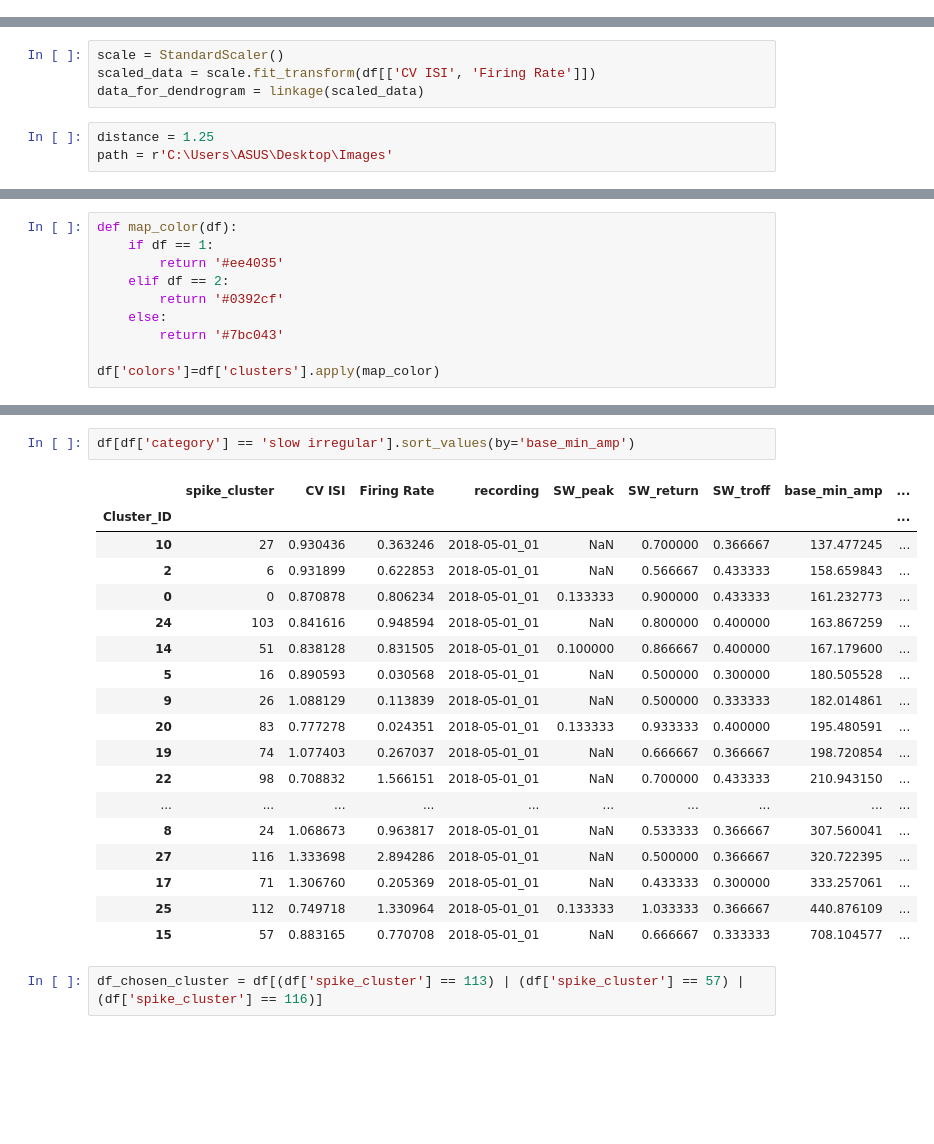
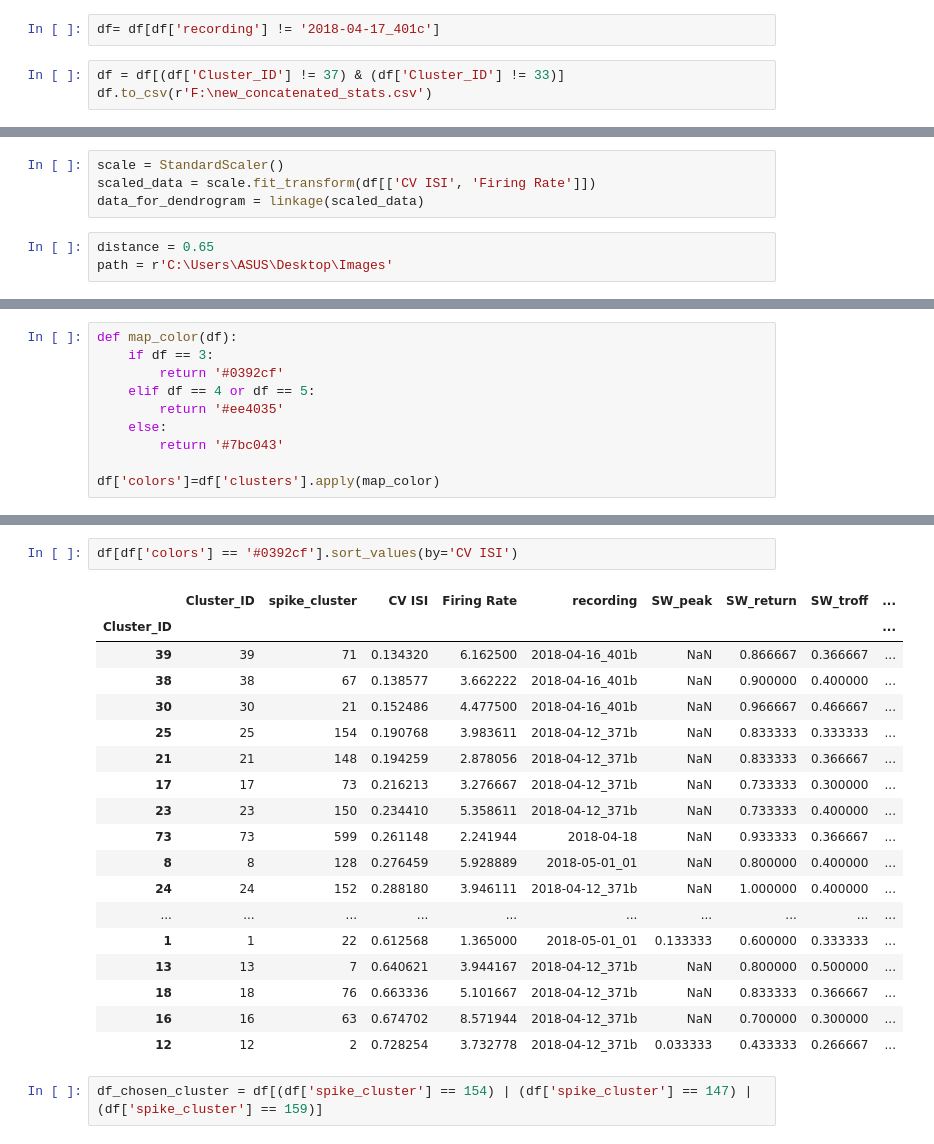
Before and after one commit to Ruairi-osul/ephys, a Jupyter notebook: mua_analysis/notebooks/Cluster testing.ipynb, the cells around one changed output, grey strips where cells are left out. Drawn from its saved outputs; the diff is of its cells as text; blank space fills up the shorter version.

```diff
--- a/mua_analysis/notebooks/Cluster testing.ipynb
+++ b/mua_analysis/notebooks/Cluster testing.ipynb
@@ -31,3 +50,8 @@ plt.show()
+# %%
+df= df[df['recording'] != '2018-04-17_401c']
+# %%
+df = df[(df['Cluster_ID'] != 37) & (df['Cluster_ID'] != 33)]
+df.to_csv(r'F:\new_concatenated_stats.csv')
 # %% [markdown]
 ### Dendrogram
 # %%
@@ -35,6 +59,6 @@ scale = StandardScaler()
 scaled_data = scale.fit_transform(df[['CV ISI', 'Firing Rate']])
 data_for_dendrogram = linkage(scaled_data)
 # %%
-distance = 1.25
+distance = 0.65
 path = r'C:\Users\ASUS\Desktop\Images'
 # %%
@@ -66,9 +101,9 @@ df['clusters']=clusters
 # %%
 def map_color(df):
-    if df == 1:
+    if df == 3:
+        return '#0392cf'
+    elif df == 4 or df == 5:
         return '#ee4035'
-    elif df == 2:
-        return '#0392cf'
     else:
         return '#7bc043'
 
@@ -138,24 +173,24 @@ summary_table.loc[['CV ISI', 'Firing Rate', 'SW_return'], :].apply(np.round, dec
 # %%
-df[df['category'] == 'slow irregular'].sort_values(by='base_min_amp')
+df[df['colors'] == '#0392cf'].sort_values(by='CV ISI')
 # %% [output]
-|  | spike_cluster | CV ISI | Firing Rate | recording | SW_peak | SW_return | SW_troff | base_min_amp | ... |
+|  | Cluster_ID | spike_cluster | CV ISI | Firing Rate | recording | SW_peak | SW_return | SW_troff | ... |
 | Cluster_ID |  |  |  |  |  |  |  |  | ... |
-| 10 | 27 | 0.930436 | 0.363246 | 2018-05-01_01 | NaN | 0.700000 | 0.366667 | 137.477245 | ... |
-| 2 | 6 | 0.931899 | 0.622853 | 2018-05-01_01 | NaN | 0.566667 | 0.433333 | 158.659843 | ... |
-| 0 | 0 | 0.870878 | 0.806234 | 2018-05-01_01 | 0.133333 | 0.900000 | 0.433333 | 161.232773 | ... |
-| 24 | 103 | 0.841616 | 0.948594 | 2018-05-01_01 | NaN | 0.800000 | 0.400000 | 163.867259 | ... |
-| 14 | 51 | 0.838128 | 0.831505 | 2018-05-01_01 | 0.100000 | 0.866667 | 0.400000 | 167.179600 | ... |
-| 5 | 16 | 0.890593 | 0.030568 | 2018-05-01_01 | NaN | 0.500000 | 0.300000 | 180.505528 | ... |
-| 9 | 26 | 1.088129 | 0.113839 | 2018-05-01_01 | NaN | 0.500000 | 0.333333 | 182.014861 | ... |
-| 20 | 83 | 0.777278 | 0.024351 | 2018-05-01_01 | 0.133333 | 0.933333 | 0.400000 | 195.480591 | ... |
-| 19 | 74 | 1.077403 | 0.267037 | 2018-05-01_01 | NaN | 0.666667 | 0.366667 | 198.720854 | ... |
-| 22 | 98 | 0.708832 | 1.566151 | 2018-05-01_01 | NaN | 0.700000 | 0.433333 | 210.943150 | ... |
+| 39 | 39 | 71 | 0.134320 | 6.162500 | 2018-04-16_401b | NaN | 0.866667 | 0.366667 | ... |
+| 38 | 38 | 67 | 0.138577 | 3.662222 | 2018-04-16_401b | NaN | 0.900000 | 0.400000 | ... |
+| 30 | 30 | 21 | 0.152486 | 4.477500 | 2018-04-16_401b | NaN | 0.966667 | 0.466667 | ... |
+| 25 | 25 | 154 | 0.190768 | 3.983611 | 2018-04-12_371b | NaN | 0.833333 | 0.333333 | ... |
+| 21 | 21 | 148 | 0.194259 | 2.878056 | 2018-04-12_371b | NaN | 0.833333 | 0.366667 | ... |
+| 17 | 17 | 73 | 0.216213 | 3.276667 | 2018-04-12_371b | NaN | 0.733333 | 0.300000 | ... |
+| 23 | 23 | 150 | 0.234410 | 5.358611 | 2018-04-12_371b | NaN | 0.733333 | 0.400000 | ... |
+| 73 | 73 | 599 | 0.261148 | 2.241944 | 2018-04-18 | NaN | 0.933333 | 0.366667 | ... |
+| 8 | 8 | 128 | 0.276459 | 5.928889 | 2018-05-01_01 | NaN | 0.800000 | 0.400000 | ... |
+| 24 | 24 | 152 | 0.288180 | 3.946111 | 2018-04-12_371b | NaN | 1.000000 | 0.400000 | ... |
 | ... | ... | ... | ... | ... | ... | ... | ... | ... | ... |
-| 8 | 24 | 1.068673 | 0.963817 | 2018-05-01_01 | NaN | 0.533333 | 0.366667 | 307.560041 | ... |
-| 27 | 116 | 1.333698 | 2.894286 | 2018-05-01_01 | NaN | 0.500000 | 0.366667 | 320.722395 | ... |
-| 17 | 71 | 1.306760 | 0.205369 | 2018-05-01_01 | NaN | 0.433333 | 0.300000 | 333.257061 | ... |
-| 25 | 112 | 0.749718 | 1.330964 | 2018-05-01_01 | 0.133333 | 1.033333 | 0.366667 | 440.876109 | ... |
-| 15 | 57 | 0.883165 | 0.770708 | 2018-05-01_01 | NaN | 0.666667 | 0.333333 | 708.104577 | ... |
+| 1 | 1 | 22 | 0.612568 | 1.365000 | 2018-05-01_01 | 0.133333 | 0.600000 | 0.333333 | ... |
+| 13 | 13 | 7 | 0.640621 | 3.944167 | 2018-04-12_371b | NaN | 0.800000 | 0.500000 | ... |
+| 18 | 18 | 76 | 0.663336 | 5.101667 | 2018-04-12_371b | NaN | 0.833333 | 0.366667 | ... |
+| 16 | 16 | 63 | 0.674702 | 8.571944 | 2018-04-12_371b | NaN | 0.700000 | 0.300000 | ... |
+| 12 | 12 | 2 | 0.728254 | 3.732778 | 2018-04-12_371b | 0.033333 | 0.433333 | 0.266667 | ... |
 # %%
-df_chosen_cluster = df[(df['spike_cluster'] == 113) | (df['spike_cluster'] == 57) | (df['spike_cluster'] == 116)]
+df_chosen_cluster = df[(df['spike_cluster'] == 154) | (df['spike_cluster'] == 147) | (df['spike_cluster'] == 159)]
 # %%
```
Also changed, not shown: parts of 13 cells of this notebook, 16 other files.
